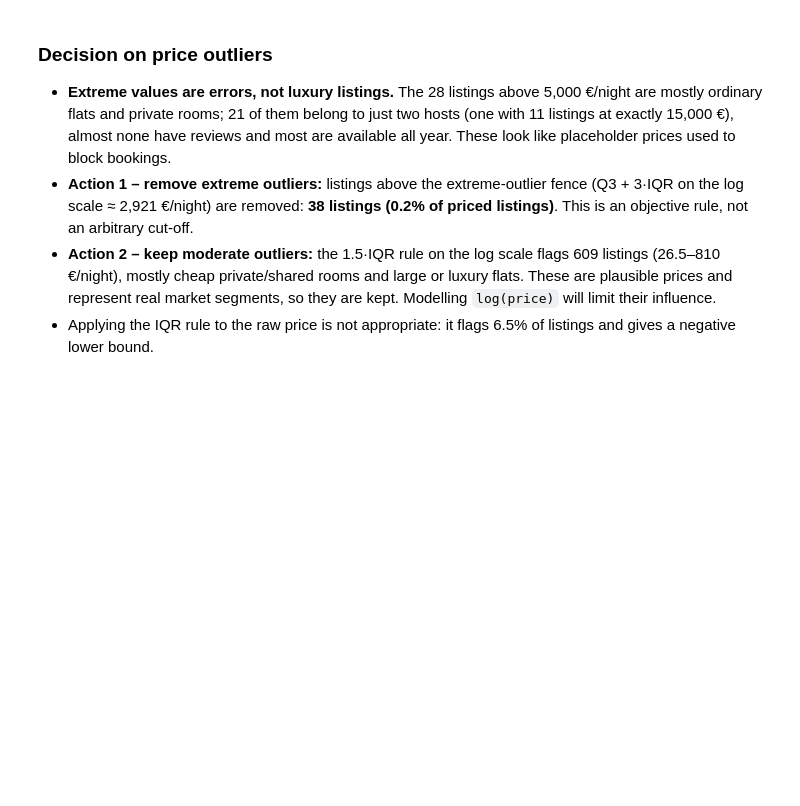
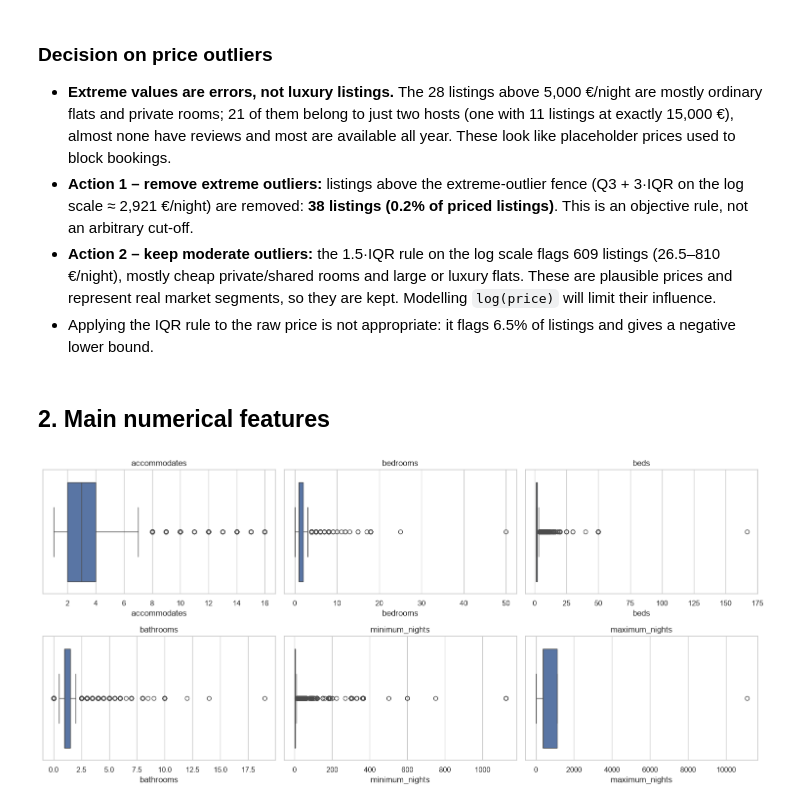
Before and after one commit to PabloMonteroRuiz/machine-learning-airbnb, a Jupyter notebook: notebooks/02_distributions_and_outliers.ipynb, the cells around one changed output. Cells and saved outputs as stored; diff of their text form; code cells hidden in the pictures; blank space fills up the shorter version.

```diff
--- a/notebooks/02_distributions_and_outliers.ipynb
+++ b/notebooks/02_distributions_and_outliers.ipynb
@@ -123,3 +123,16 @@ Removed 38 listings with price > 2921 €/night
 - **Action 1 – remove extreme outliers:** listings above the extreme-outlier fence (Q3 + 3·IQR on the log scale ≈ 2,921 €/night) are removed: **38 listings (0.2% of priced listings)**. This is an objective rule, not an arbitrary cut-off.
 - **Action 2 – keep moderate outliers:** the 1.5·IQR rule on the log scale flags 609 listings (26.5–810 €/night), mostly cheap private/shared rooms and large or luxury flats. These are plausible prices and represent real market segments, so they are kept. Modelling `log(price)` will limit their influence.
 - Applying the IQR rule to the raw price is not appropriate: it flags 6.5% of listings and gives a negative lower bound.
+# %% [markdown]
+## 2. Main numerical features
+# %%
+feat_cols = ["accommodates", "bedrooms", "beds", "bathrooms", "minimum_nights", "maximum_nights"]
+
+fig, axes = plt.subplots(2, 3, figsize=(15, 7))
+for ax, col in zip(axes.ravel(), feat_cols):
+    sns.boxplot(x=df[col], ax=ax)
+    ax.set_title(col)
+plt.tight_layout()
+plt.show()
+# %% [output]
+[figure, added]
```
Also changed, not shown: parts of 6 cells of this notebook.
